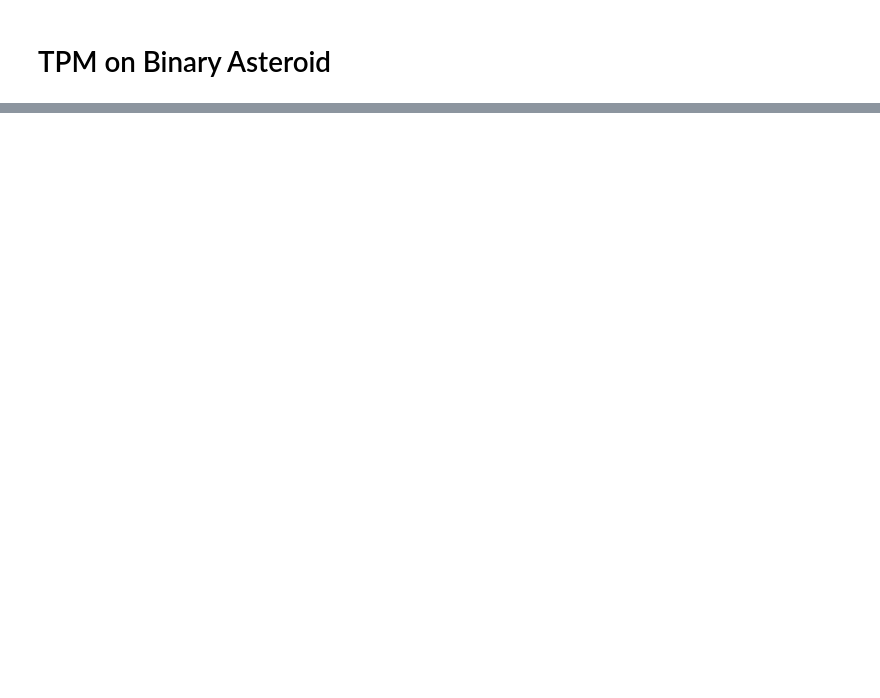
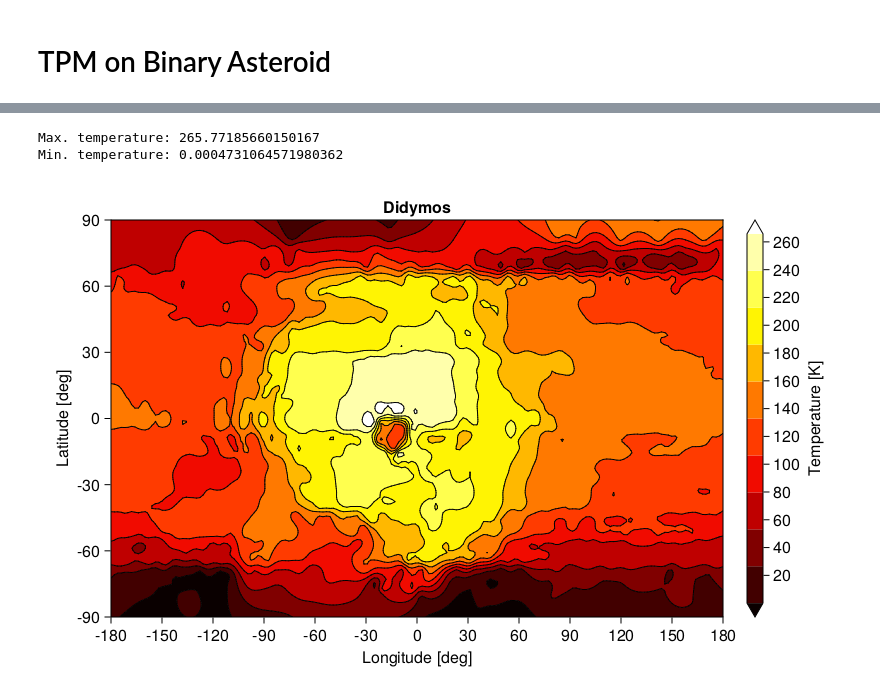
Before and after one commit to Astroshaper/AsteroidThermoPhysicalModels.jl, a Jupyter notebook: notebooks/二重小惑星系_20221005.ipynb, the cells around one changed output, grey strips where cells are left out. Drawn from its saved outputs; the diff is of its cells as text; code cells hidden in the pictures; blank space fills up the shorter version.

```diff
--- a/notebooks/二重小惑星系_20221005.ipynb
+++ b/notebooks/二重小惑星系_20221005.ipynb
@@ -266,0 +268,7 @@ sun_d2[1]
+# %%
+temps1 = data["surf_temps"][1][:, 114]
+temperature_map(shape1, temps1; nlevels=10, title="Didymos")
+# %% [output]
+Max. temperature: 265.77185660150167
+Min. temperature: 0.0004731064571980362
+[figure, added]
```
Also changed, not shown: parts of 27 cells of this notebook.
